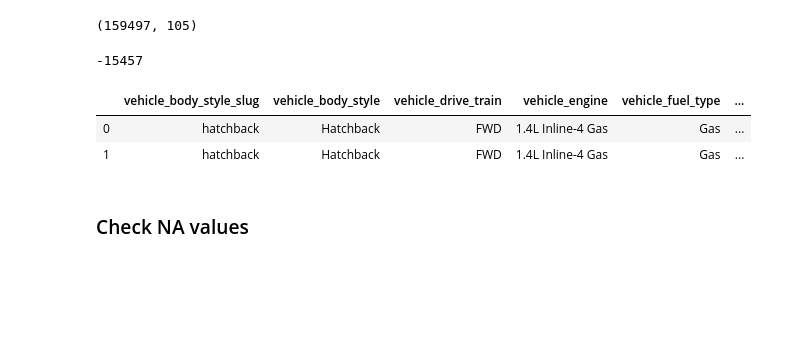
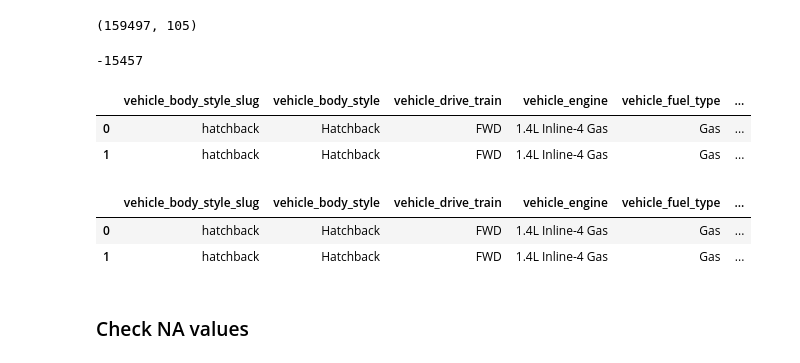
Before and after one commit to XinXia2019/TrueCar, a Jupyter notebook: data_processing/data_clean_notebook.ipynb, the cells around one changed output. Saved outputs shown, nothing was run; the diff lists cells and outputs as text; code cells hidden in the pictures; blank space fills up the shorter version.

```diff
--- a/data_processing/data_clean_notebook.ipynb
+++ b/data_processing/data_clean_notebook.ipynb
@@ -31,4 +33,10 @@ df.shape
 159497 - 174954
 # %% [output]
 -15457
+# %%
+df.head(2)
+# %% [output]
+|  | vehicle_body_style_slug | vehicle_body_style | vehicle_drive_train | vehicle_engine | vehicle_fuel_type | ... |
+| 0 | hatchback | Hatchback | FWD | 1.4L Inline-4 Gas | Gas | ... |
+| 1 | hatchback | Hatchback | FWD | 1.4L Inline-4 Gas | Gas | ... |
 # %%
```
Also changed, not shown: parts of 26 cells of this notebook.
